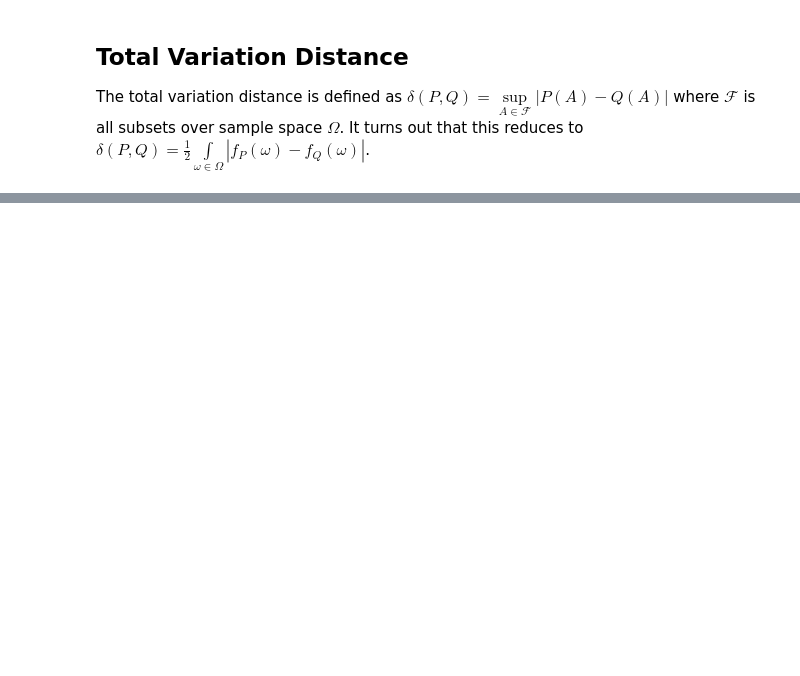
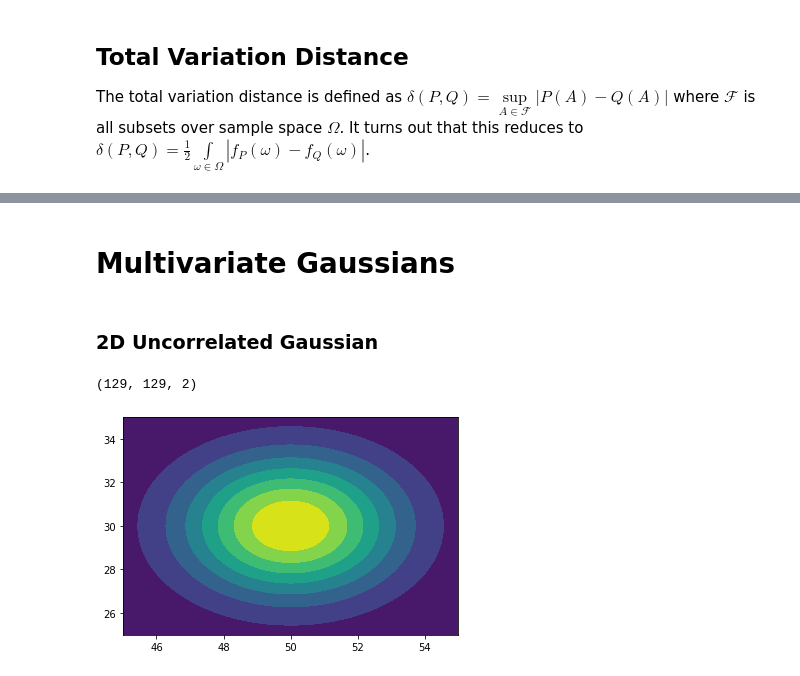
Before and after one commit to NaveenGop/SamplingComparison, a Jupyter notebook: Lab 5.ipynb, the cells around one changed output, grey strips where cells are left out. Cells and saved outputs as stored; diff of their text form; code cells hidden in the pictures; blank space fills up the shorter version.

Commit message:
2D Gaussian

```diff
--- a/Lab 5.ipynb
+++ b/Lab 5.ipynb
@@ -201,0 +250,15 @@ plt.plot(n_samples, tvd)
+# %% [markdown]
+# Multivariate Gaussians #
+# %% [markdown]
+### 2D Uncorrelated Gaussian
+# %%
+pdf = stats.multivariate_normal(mean=[50, 30], cov=5)
+X, Y = np.mgrid[45:55:0.078, 25:35:0.078]
+pos = np.dstack((X, Y))
+print(pos.shape)
+gauss = np.array([stats.multivariate_normal(mean=[50, 30], cov=5).pdf(x) for x in pos])
+plt.contourf(X, Y, pdf.pdf(pos))
+plt.show()
+# %% [output]
+(129, 129, 2)
+[figure, added]
```
Also changed, not shown: parts of 18 cells of this notebook.
